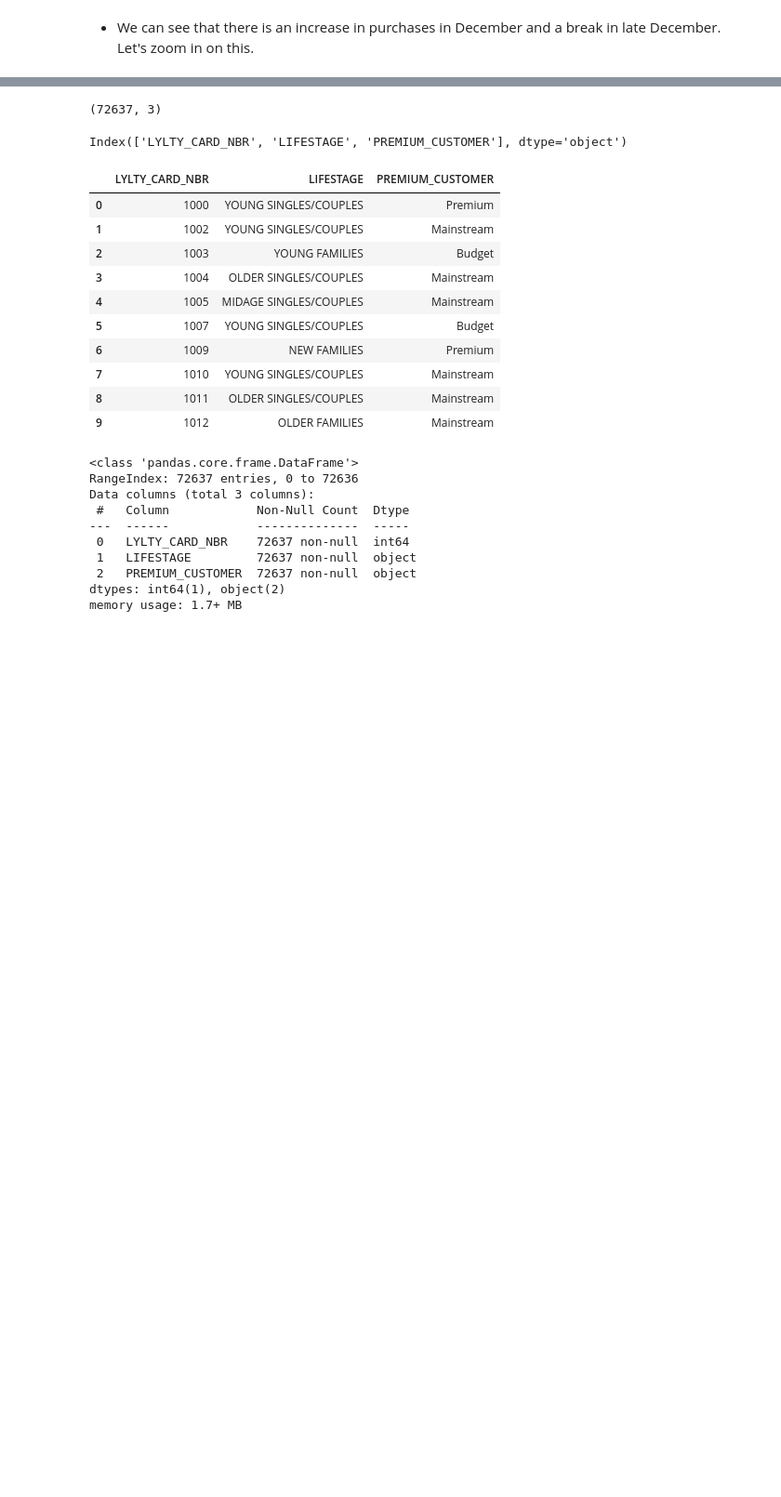
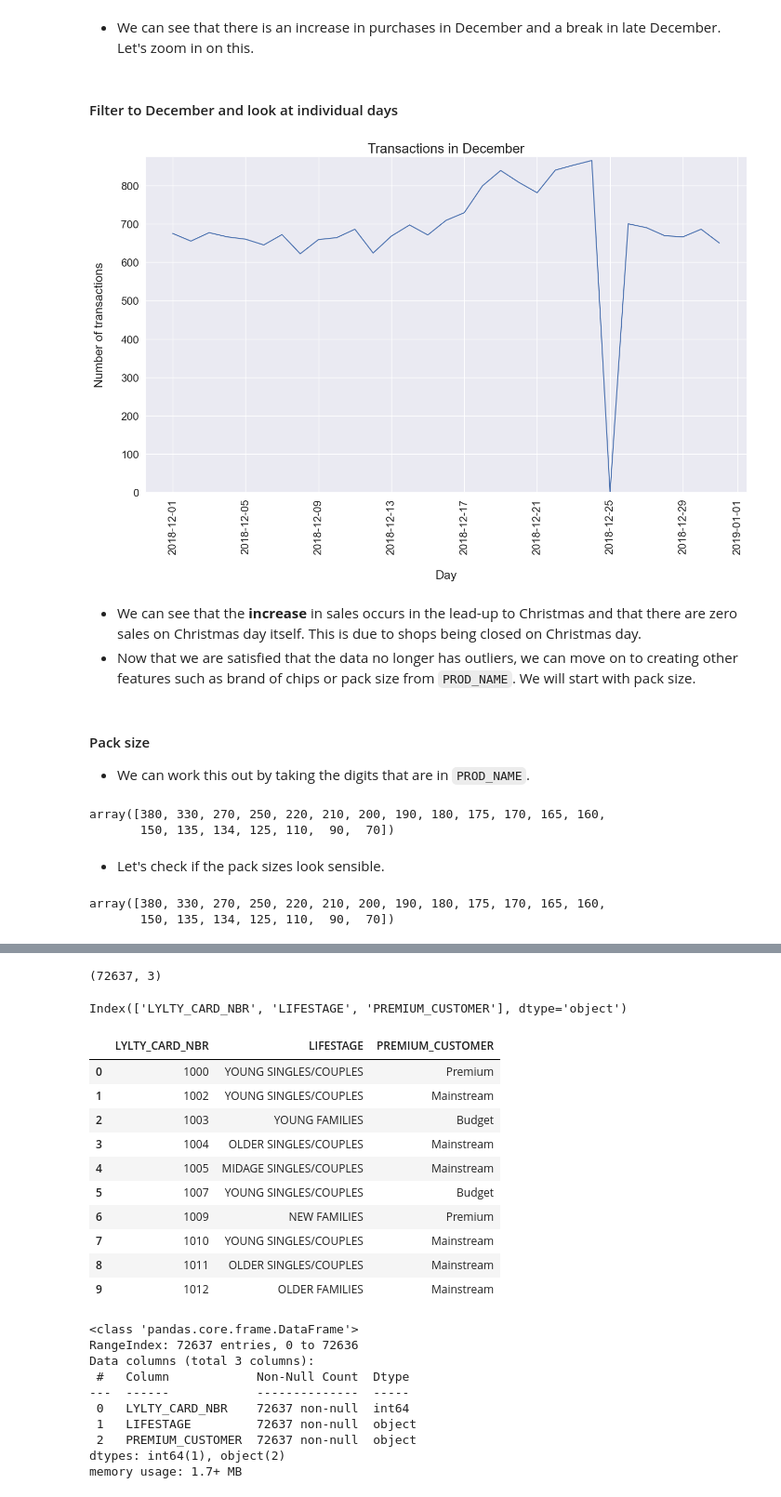
Before and after one commit to sabirinID/Quantium-Data-Analytics-Virtual-Internship, a Jupyter notebook: Files/1-Data Preparation and Customer Analytics/1-Data Preparation.ipynb, the cells around one changed output, grey strips where cells are left out. Shown at 93% size. Saved outputs shown, nothing was run; the diff lists cells and outputs as text; code cells hidden in the pictures; blank space fills up the shorter version.

```diff
--- a/Files/1-Data Preparation and Customer Analytics/1-Data Preparation.ipynb
+++ b/Files/1-Data Preparation and Customer Analytics/1-Data Preparation.ipynb
@@ -364,3 +415,47 @@ plt.show()
 # %% [markdown]
 - We can see that there is an increase in purchases in December and a break in late
 December. Let's zoom in on this.
+# %% [markdown]
+#### Filter to December and look at individual days
+# %%
+# Filter data to December
+dec_data = txn_by_day.loc[txn_by_day['DATE'].dt.month == 12] # December
+
+# Create a new figure
+fig, ax = plt.subplots(figsize=(16, 9))
+ax.plot(dec_data['DATE'], dec_data['TXN_SIZE'])
+ax.xaxis.set_major_formatter(DateFormatter('%Y-%m-%d'))      # Show individual days
+plt.title('Transactions in December', fontsize=20)
+plt.xlabel('\nDay', fontsize=18)
+plt.ylabel('Number of transactions\n', fontsize=18)
+plt.xticks(fontsize=16, rotation=90)
+plt.yticks(fontsize=16)
+plt.ylim(0, 875)
+
+plt.show()
+# %% [output]
+[figure, added]
+# %% [markdown]
+- We can see that the **increase** in sales occurs in the lead-up to Christmas and that
+there are zero sales on Christmas day itself. This is due to shops being closed on
+Christmas day.
+- Now that we are satisfied that the data no longer has outliers, we can move on to
+creating other features such as brand of chips or pack size from `PROD_NAME`. We will
+start with pack size.
+# %% [markdown]
+#### Pack size
+
+- We can work this out by taking the digits that are in `PROD_NAME`.
+# %%
+# Extract pack size
+transactionData['PACK_SIZE'] = transactionData['PROD_NAME'].str.extract('(\d+)').astype(int)
+# %% [output]
+array([380, 330, 270, 250, 220, 210, 200, 190, 180, 175, 170, 165, 160,
+       150, 135, 134, 125, 110,  90,  70])
+# %% [markdown]
+- Let's check if the pack sizes look sensible.
+# %%
+transactionData['PACK_SIZE'].sort_values(ascending=False).unique()
+# %% [output]
+array([380, 330, 270, 250, 220, 210, 200, 190, 180, 175, 170, 165, 160,
+       150, 135, 134, 125, 110,  90,  70])
```
Also changed, not shown: parts of 30 cells of this notebook.
